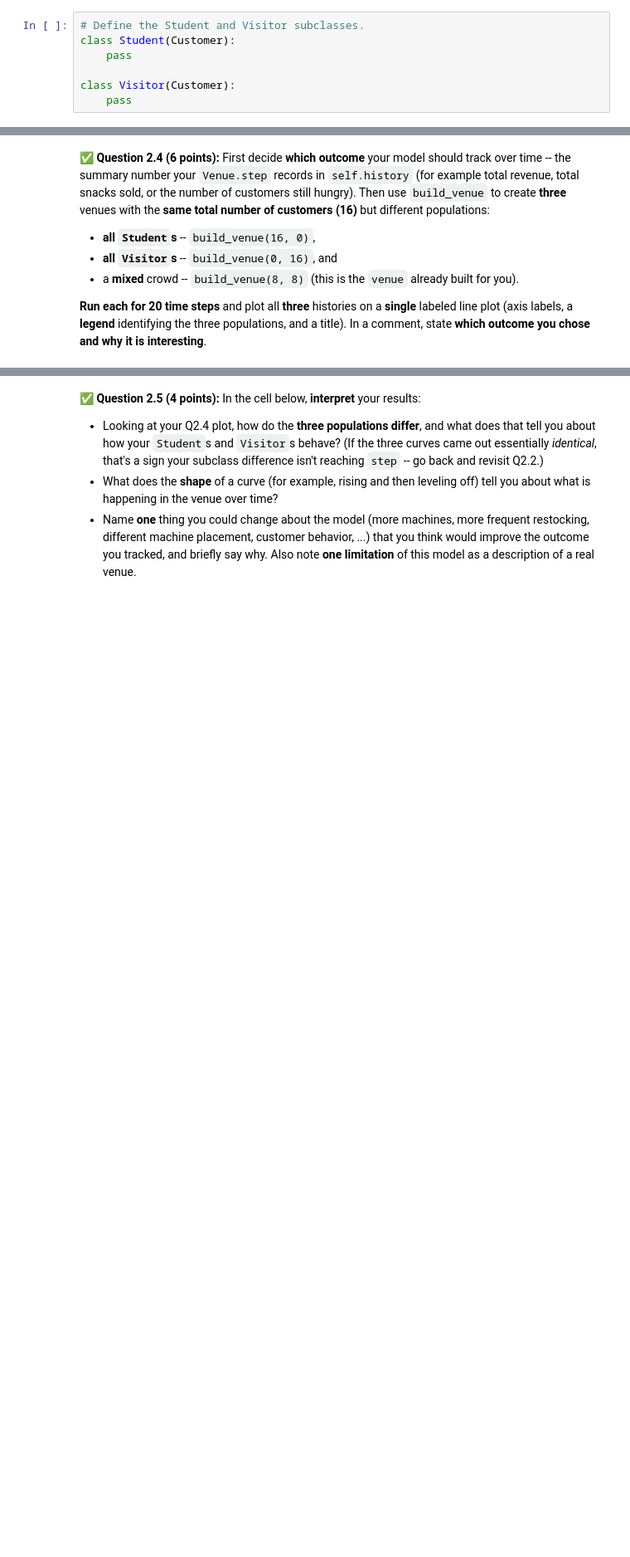
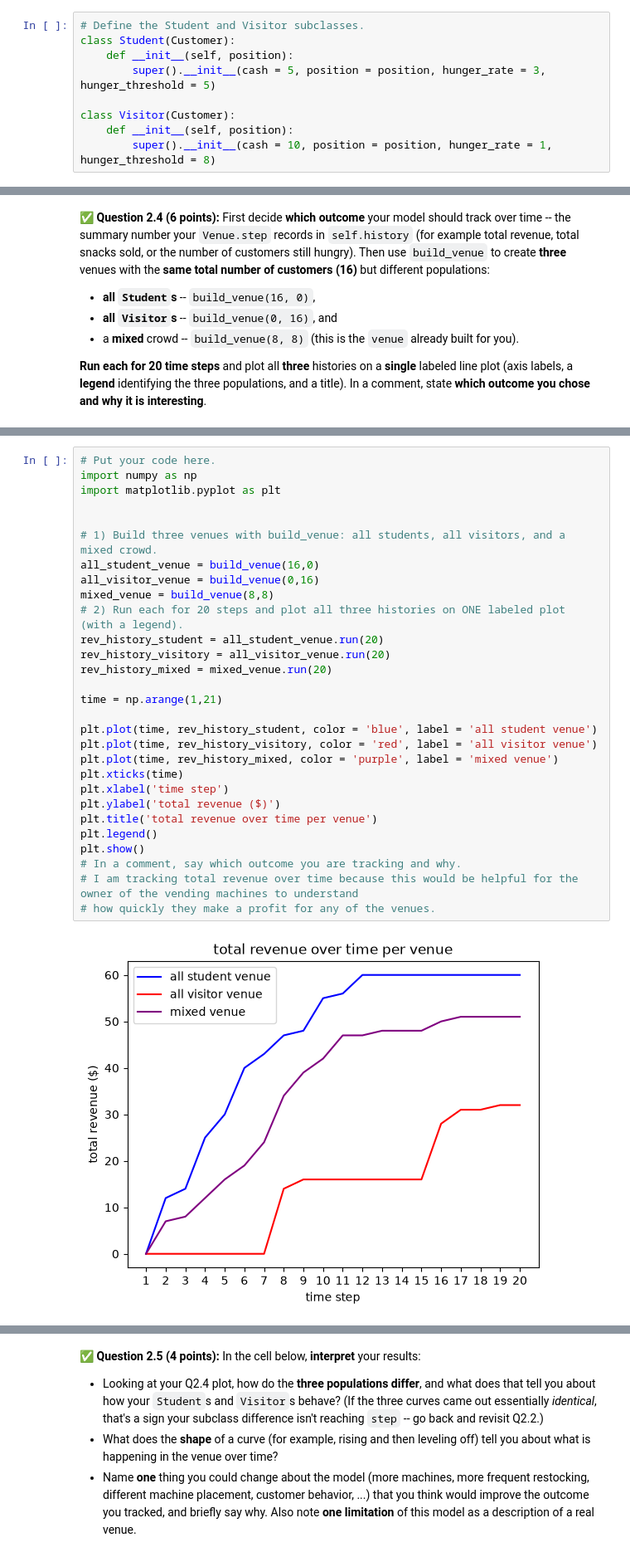
Before and after one commit to emilysklenicka/CMSE202-f26-turnin, a Jupyter notebook: hw-02/HW02-ABMandGraphTheory-STUDENT.ipynb, the cells around one changed output, grey strips where cells are left out. Shown at 83% size. Drawn from its saved outputs; the diff is of its cells as text; blank space fills up the shorter version.

```diff
--- a/hw-02/HW02-ABMandGraphTheory-STUDENT.ipynb
+++ b/hw-02/HW02-ABMandGraphTheory-STUDENT.ipynb
@@ -200,7 +230,9 @@ behavioral difference between them (1-2 sentences each).
 # %%
 # Define the Student and Visitor subclasses.
 class Student(Customer):
-    pass
+    def __init__(self, position):
+        super().__init__(cash = 5, position = position, hunger_rate = 3, hunger_threshold = 5)
 
 class Visitor(Customer):
-    pass
+    def __init__(self, position):
+        super().__init__(cash = 10, position = position, hunger_rate = 1, hunger_threshold = 8)
@@ -342,3 +397,34 @@ you chose and why it is interesting**.
+# %%
+# Put your code here.
+import numpy as np
+import matplotlib.pyplot as plt
+
+
+# 1) Build three venues with build_venue: all students, all visitors, and a mixed crowd.
+all_student_venue = build_venue(16,0)
+all_visitor_venue = build_venue(0,16)
+mixed_venue = build_venue(8,8)
+# 2) Run each for 20 steps and plot all three histories on ONE labeled plot (with a legend).
+rev_history_student = all_student_venue.run(20)
+rev_history_visitory = all_visitor_venue.run(20)
+rev_history_mixed = mixed_venue.run(20)
+
+time = np.arange(1,21)
+
+plt.plot(time, rev_history_student, color = 'blue', label = 'all student venue')
+plt.plot(time, rev_history_visitory, color = 'red', label = 'all visitor venue')
+plt.plot(time, rev_history_mixed, color = 'purple', label = 'mixed venue')
+plt.xticks(time)
+plt.xlabel('time step')
+plt.ylabel('total revenue ($)')
+plt.title('total revenue over time per venue')
+plt.legend()
+plt.show()
+# In a comment, say which outcome you are tracking and why.
+# I am tracking total revenue over time because this would be helpful for the owner of the vending machines to understand
+# how quickly they make a profit for any of the venues.
+# %% [output]
+[figure, added]
 # %% [markdown]
 <!-- END QUESTION -->
 <!-- DO NOT MODIFY OR DELETE THIS CELL -->
```
Also changed, not shown: parts of 16 cells of this notebook.
